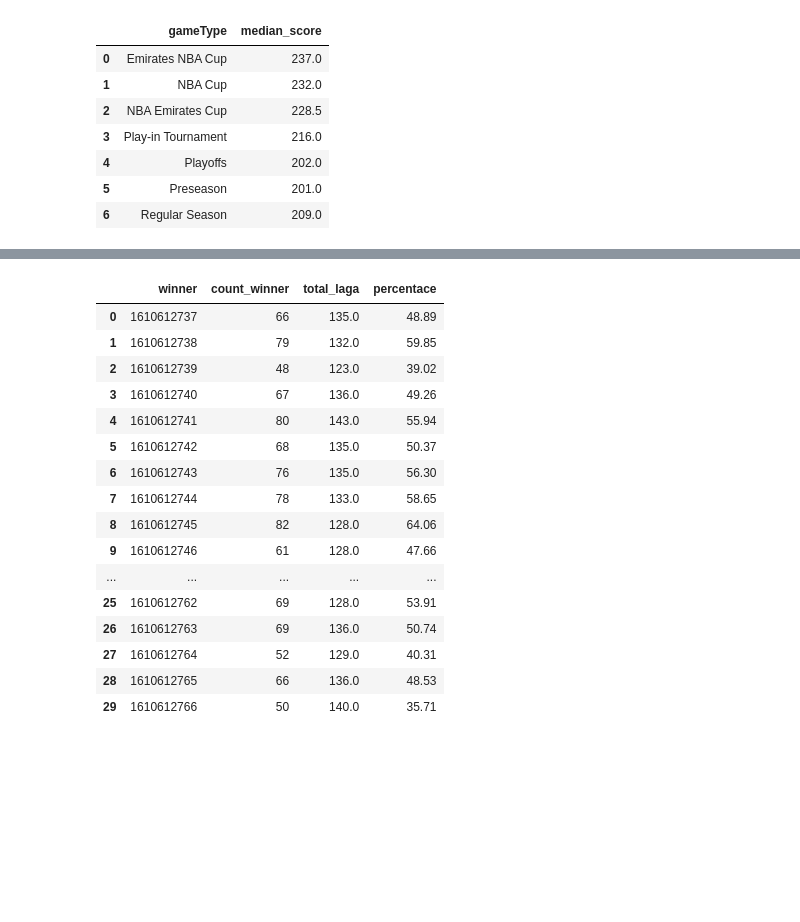
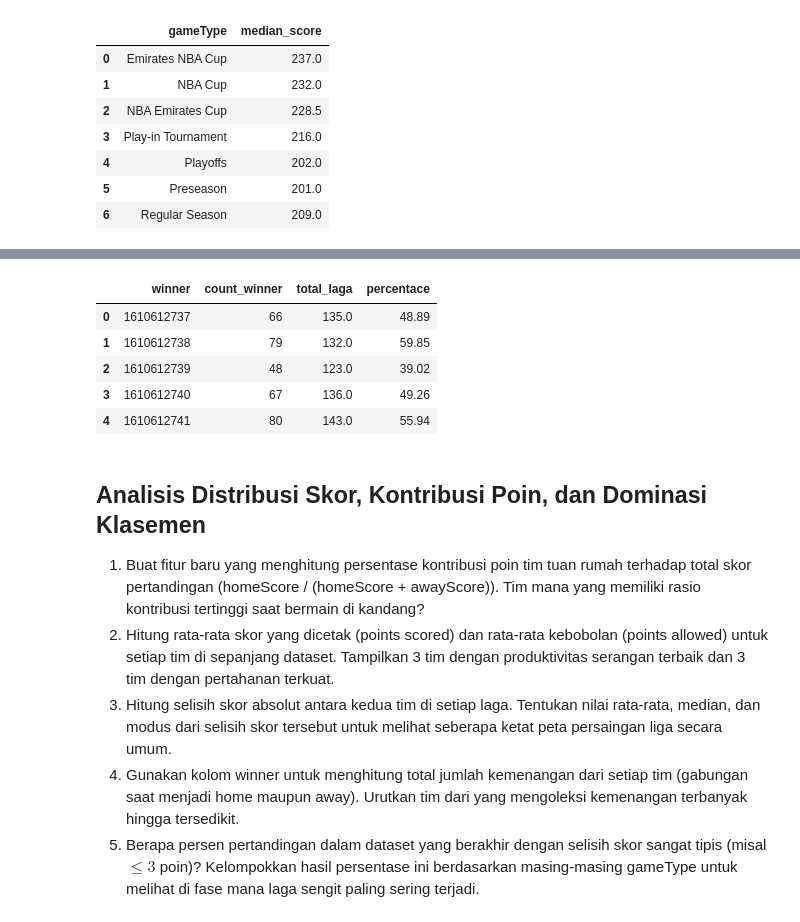
Before and after one commit to HafidzAfrieno/Project-Data-Analyst-Part-1, a Jupyter notebook: nba_player_analyst.ipynb, the cells around one changed output, grey strips where cells are left out. Drawn from its saved outputs; the diff is of its cells as text; code cells hidden in the pictures; blank space fills up the shorter version.

```diff
--- a/nba_player_analyst.ipynb
+++ b/nba_player_analyst.ipynb
@@ -513,33 +511,30 @@ df.head(2)
 # %%
 #soal nomor 5
 # 5. Identifikasi tim yang memiliki persentase kemenangan tertinggi khusus pada gameType yang bukan musim reguler (misal: kategori playoff atau turnamen).
 data=df[['winner','awayteamId','hometeamId','gameType']].copy()
 filteredTypeGame = (data.loc[~data['gameType'].isin(['Playoffs','Regular Season'])])
 
 main_kandang = filteredTypeGame['awayteamId'].value_counts()
 main_tandang = filteredTypeGame['hometeamId'].value_counts()
 total_laga = main_kandang.add(main_tandang,fill_value=0)
 
 count_winnerTeam = filteredTypeGame.groupby('winner').agg(count_winner=('winner', 'count')).reset_index()
 #Gabungkan tabel kemenangan dengan total pertandingan berdasarkan ID Tim
 data_gabungan = pd.merge(count_winnerTeam,total_laga.to_frame('total_laga'),left_on='winner',right_index=True,how='inner')
 data_gabungan['percentace'] = ((data_gabungan['count_winner']/data_gabungan['total_laga'])*100).round(2)
-data_gabungan
+data_gabungan.head(5)
 # %% [output]
 |  | winner | count_winner | total_laga | percentace |
 | 0 | 1610612737 | 66 | 135.0 | 48.89 |
 | 1 | 1610612738 | 79 | 132.0 | 59.85 |
 | 2 | 1610612739 | 48 | 123.0 | 39.02 |
 | 3 | 1610612740 | 67 | 136.0 | 49.26 |
 | 4 | 1610612741 | 80 | 143.0 | 55.94 |
-| 5 | 1610612742 | 68 | 135.0 | 50.37 |
-| 6 | 1610612743 | 76 | 135.0 | 56.30 |
-| 7 | 1610612744 | 78 | 133.0 | 58.65 |
-| 8 | 1610612745 | 82 | 128.0 | 64.06 |
-| 9 | 1610612746 | 61 | 128.0 | 47.66 |
-| ... | ... | ... | ... | ... |
-| 25 | 1610612762 | 69 | 128.0 | 53.91 |
-| 26 | 1610612763 | 69 | 136.0 | 50.74 |
-| 27 | 1610612764 | 52 | 129.0 | 40.31 |
-| 28 | 1610612765 | 66 | 136.0 | 48.53 |
-| 29 | 1610612766 | 50 | 140.0 | 35.71 |
+# %% [markdown]
+## Analisis Distribusi Skor, Kontribusi Poin, dan Dominasi Klasemen
+
+   1. Buat fitur baru yang menghitung persentase kontribusi poin tim tuan rumah terhadap total skor pertandingan (homeScore / (homeScore + awayScore)). Tim mana yang memiliki rasio kontribusi tertinggi saat bermain di kandang?
+   2. Hitung rata-rata skor yang dicetak (points scored) dan rata-rata kebobolan (points allowed) untuk setiap tim di sepanjang dataset. Tampilkan 3 tim dengan produktivitas serangan terbaik dan 3 tim dengan pertahanan terkuat.
+   3. Hitung selisih skor absolut antara kedua tim di setiap laga. Tentukan nilai rata-rata, median, dan modus dari selisih skor tersebut untuk melihat seberapa ketat peta persaingan liga secara umum.
+   4. Gunakan kolom winner untuk menghitung total jumlah kemenangan dari setiap tim (gabungan saat menjadi home maupun away). Urutkan tim dari yang mengoleksi kemenangan terbanyak hingga tersedikit.
+   5. Berapa persen pertandingan dalam dataset yang berakhir dengan selisih skor sangat tipis (misal $\le 3$ poin)? Kelompokkan hasil persentase ini berdasarkan masing-masing gameType untuk melihat di fase mana laga sengit paling sering terjadi.
```
Also changed, not shown: parts of 5 cells of this notebook.
